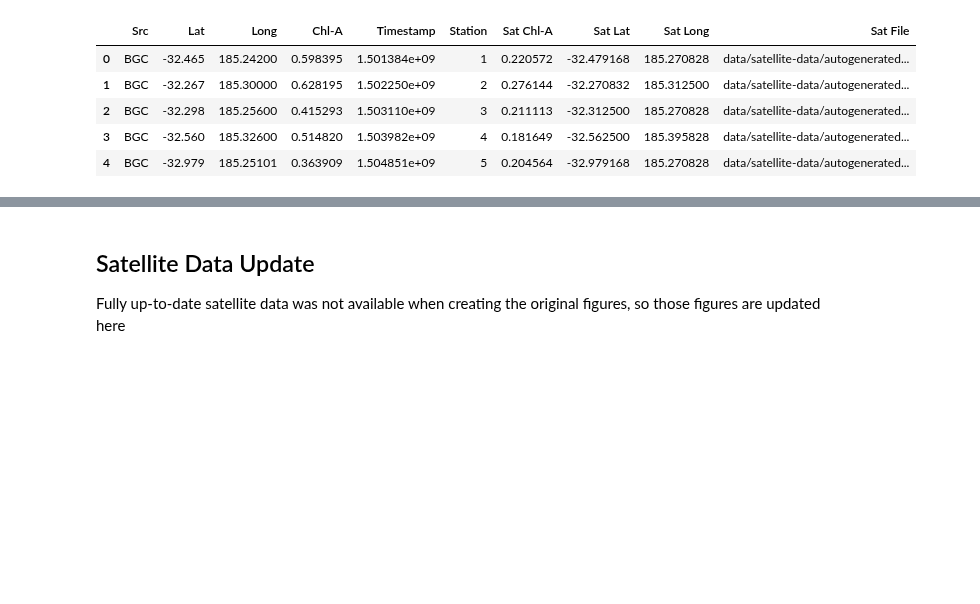
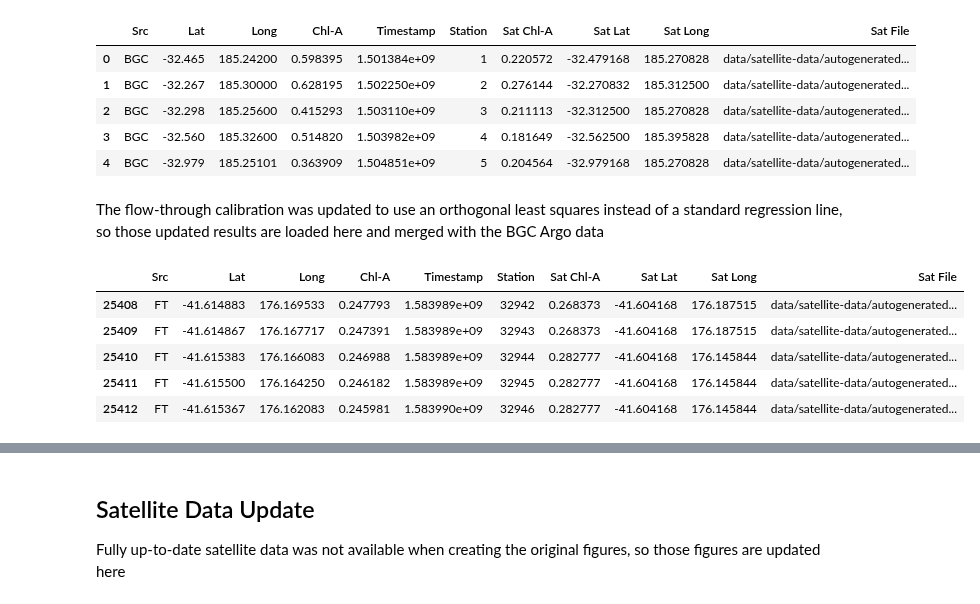
Before and after one commit to AmyPhung/chl-a-comparison, a Jupyter notebook: Revised Figures (Histograms, Satellite Comparisons).ipynb, the cells around one changed output, grey strips where cells are left out. Saved outputs shown, nothing was run; the diff lists cells and outputs as text; code cells hidden in the pictures; blank space fills up the shorter version.

```diff
--- a/Revised Figures (Histograms, Satellite Comparisons).ipynb
+++ b/Revised Figures (Histograms, Satellite Comparisons).ipynb
@@ -36,3 +36,15 @@ compiled_results.head()
 | 2 | BGC | -32.298 | 185.25600 | 0.415293 | 1.503110e+09 | 3 | 0.211113 | -32.312500 | 185.270828 | data/satellite-data/autogenerated... |
 | 3 | BGC | -32.560 | 185.32600 | 0.514820 | 1.503982e+09 | 4 | 0.181649 | -32.562500 | 185.395828 | data/satellite-data/autogenerated... |
 | 4 | BGC | -32.979 | 185.25101 | 0.363909 | 1.504851e+09 | 5 | 0.204564 | -32.979168 | 185.270828 | data/satellite-data/autogenerated... |
+# %% [markdown]
+The flow-through calibration was updated to use an orthogonal least squares instead of a standard regression line, so those updated results are loaded here and merged with the BGC Argo data
+# %%
+# Old FT calibration
+compiled_results.tail()
+# %% [output]
+|  | Src | Lat | Long | Chl-A | Timestamp | Station | Sat Chl-A | Sat Lat | Sat Long | Sat File |
+| 25408 | FT | -41.614883 | 176.169533 | 0.247793 | 1.583989e+09 | 32942 | 0.268373 | -41.604168 | 176.187515 | data/satellite-data/autogenerated... |
+| 25409 | FT | -41.614867 | 176.167717 | 0.247391 | 1.583989e+09 | 32943 | 0.268373 | -41.604168 | 176.187515 | data/satellite-data/autogenerated... |
+| 25410 | FT | -41.615383 | 176.166083 | 0.246988 | 1.583989e+09 | 32944 | 0.282777 | -41.604168 | 176.145844 | data/satellite-data/autogenerated... |
+| 25411 | FT | -41.615500 | 176.164250 | 0.246182 | 1.583989e+09 | 32945 | 0.282777 | -41.604168 | 176.145844 | data/satellite-data/autogenerated... |
+| 25412 | FT | -41.615367 | 176.162083 | 0.245981 | 1.583990e+09 | 32946 | 0.282777 | -41.604168 | 176.145844 | data/satellite-data/autogenerated... |
```
Also changed, not shown: parts of 9 cells of this notebook.
